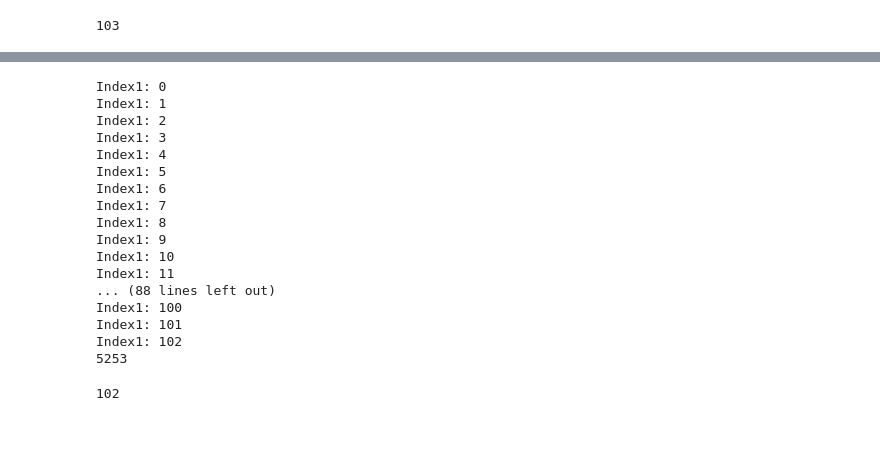
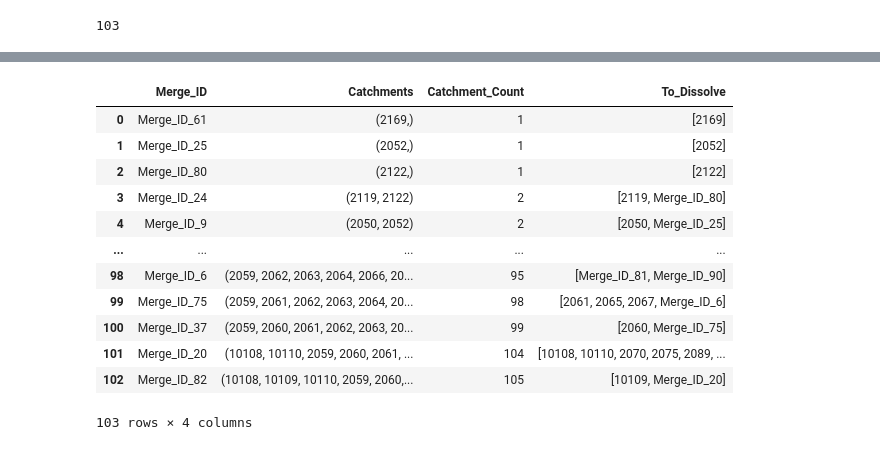
Before and after one commit to henriklocke/Mike2GIS, a Jupyter notebook: RAWN_Tool.ipynb, the cells around one changed output, grey strips where cells are left out. Saved outputs shown, nothing was run; the diff lists cells and outputs as text; code cells hidden in the pictures.

```diff
--- a/RAWN_Tool.ipynb
+++ b/RAWN_Tool.ipynb
@@ -769,35 +760,33 @@ merge_df
 # %%
-cou = 0
-for index1, row1 in merge_df.iterrows():
-    catchments1 = list(row1['Catchments']_
-    print(f'Index1: {index1}')
-    for index2, row2 in merge_df[index1+1:].iterrows():
-        catchments2 = row2['Catchments']
-        if len(catchments1) >= len(catchments2):
-            if all(item in catchments1 for item in catchments1):
+# cou = 0
 
+# simpler_merge = []
+# for index1, row1 in merge_df.iterrows():
+#     catchments1 = list(row1['Catchments'])
+#     for index2, row2 in merge_df[index1+1:].iterrows():
+#         catchments2 = row2['Catchments']
 
+#         if len(catchments1) >= len(catchments2):
+#             if all(item in catchments1 for item in catchments2):
+#                 catchments1 = [catchment for catchment in catchments1 if catchment not in catchments2]
+#                 catchments1.append(row2['Merge_ID'])
+#     simpler_merge.append(catchments1)
 
-print(cou)
+# merge_df['To_Dissolve'] = simpler_merge
+# merge_df.sort_values(by=['Catchment_Count'],inplace=True)
+# merge_df.reset_index(inplace=True,drop=True)
+# merge_df
 # %% [output]
+|  | Merge_ID | Catchments | Catchment_Count | To_Dissolve |
+| 0 | Merge_ID_61 | (2169,) | 1 | [2169] |
+| 1 | Merge_ID_25 | (2052,) | 1 | [2052] |
+| 2 | Merge_ID_80 | (2122,) | 1 | [2122] |
+| 3 | Merge_ID_24 | (2119, 2122) | 2 | [2119, Merge_ID_80] |
+| 4 | Merge_ID_9 | (2050, 2052) | 2 | [2050, Merge_ID_25] |
+| ... | ... | ... | ... | ... |
+| 98 | Merge_ID_6 | (2059, 2062, 2063, 2064, 2066, 20... | 95 | [Merge_ID_81, Merge_ID_90] |
+| 99 | Merge_ID_75 | (2059, 2061, 2062, 2063, 2064, 20... | 98 | [2061, 2065, 2067, Merge_ID_6] |
+| 100 | Merge_ID_37 | (2059, 2060, 2061, 2062, 2063, 20... | 99 | [2060, Merge_ID_75] |
+| 101 | Merge_ID_20 | (10108, 10110, 2059, 2060, 2061, ... | 104 | [10108, 10110, 2070, 2075, 2089, ... |
+| 102 | Merge_ID_82 | (10108, 10109, 10110, 2059, 2060,... | 105 | [10109, Merge_ID_20] |
-Index1: 0
-Index1: 1
-Index1: 2
-Index1: 3
-Index1: 4
-Index1: 5
-Index1: 6
-Index1: 7
-Index1: 8
-Index1: 9
-Index1: 10
-Index1: 11
-... (88 lines left out)
-Index1: 100
-Index1: 101
-Index1: 102
-5253
+103 rows × 4 columns
-# %%
-index1
-# %% [output]
-102
```
Also changed, not shown: parts of 42 cells of this notebook.
